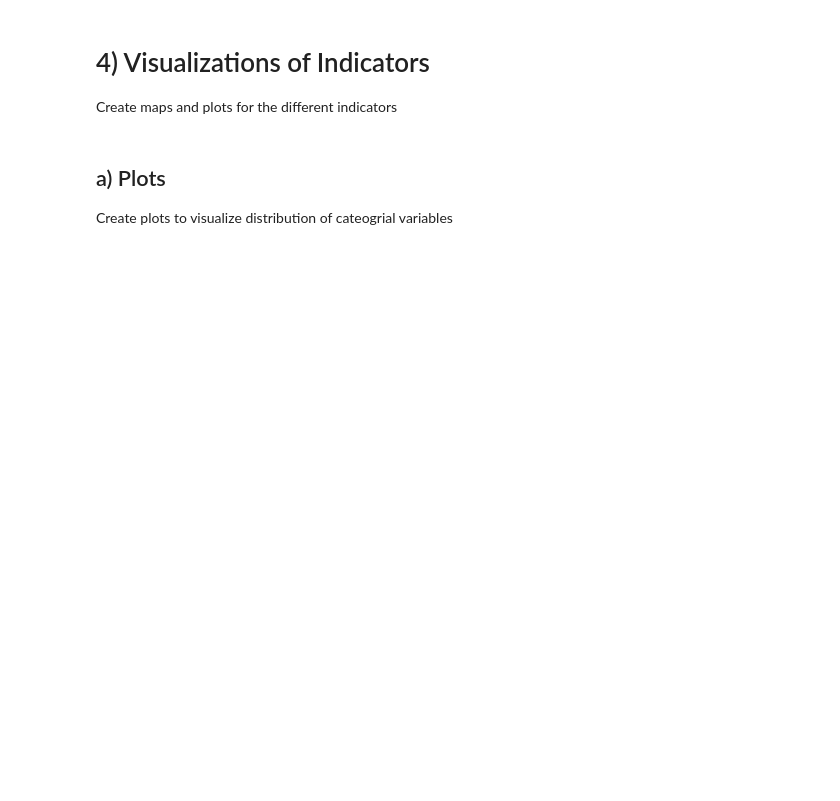
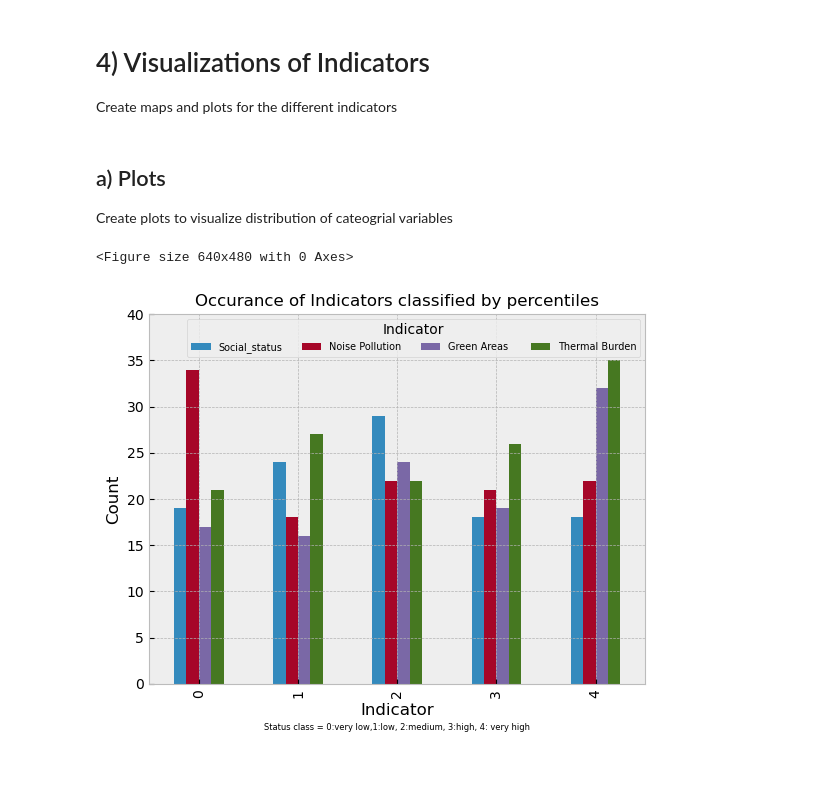
Before and after one commit to CharlotteGIS/egm722_project, a Jupyter notebook: my_project.ipynb, the cells around one changed output. Cells and saved outputs as stored; diff of their text form; code cells hidden in the pictures; blank space fills up the shorter version.

Commit message:
Occurance plot modified

```diff
--- a/my_project.ipynb
+++ b/my_project.ipynb
@@ -465,18 +465,21 @@ counts_occurrence.head()
 # %%
 ## create plot with  occurances
 plt.figure()
 plt.style.use('bmh')
 
 counts_occurrence.plot(kind='bar')
 plt.ylabel('Count')
 plt.xlabel('Indicator')
 plt.title('Occurance of Indicators classified by percentiles', fontsize=12)
 plt.ylim(0, 40)
 plt.legend(title='Indicator', fontsize=7 ,ncols=4)
-plt.text( 2, -6, 'Status class = 0:very low,1:low, 2:medium, 3:high, 4: very high', ha='center', fontsize=6)
+plt.text( 2, -5, 'Status class = 0:very low,1:low, 2:medium, 3:high, 4: very high', ha='center', fontsize=6)
 plt.savefig('./output/occurance_plot.png') #save the plot to the output folder
 
 plt.show()
+# %% [output]
+<Figure size 640x480 with 0 Axes>
+[figure, added]
 # %%
 #create correlation matrix of individual indicators
 stats_merged.dropna()
```
Also changed, not shown: parts of 16 cells of this notebook, 1 other file.
